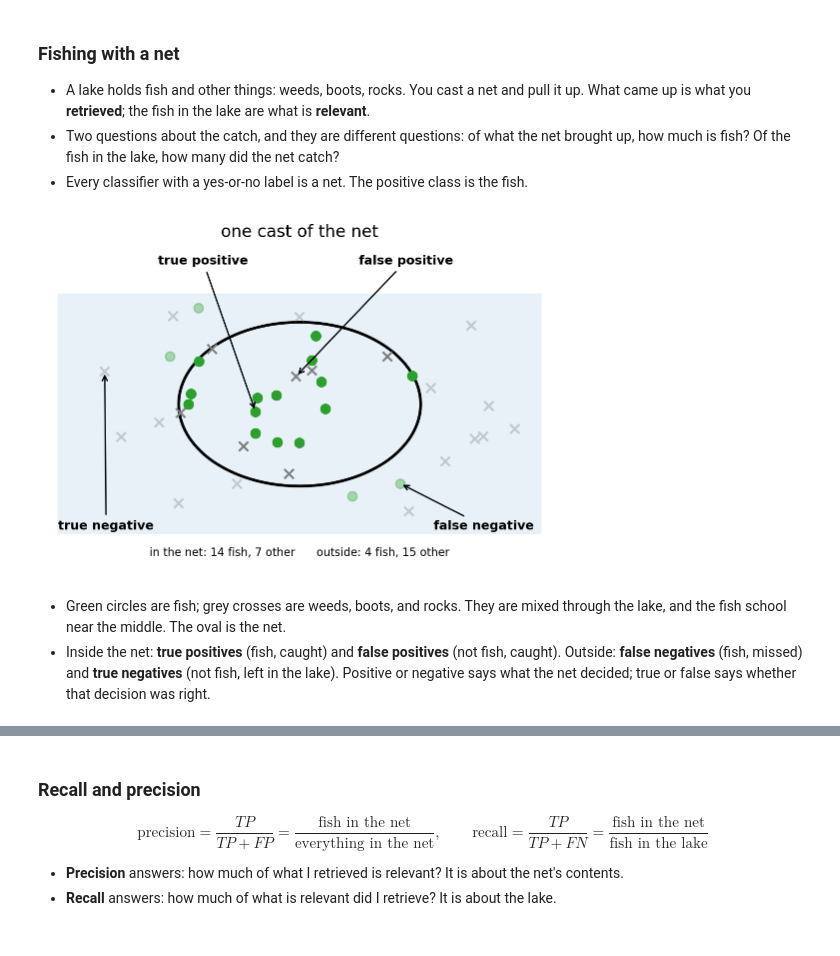
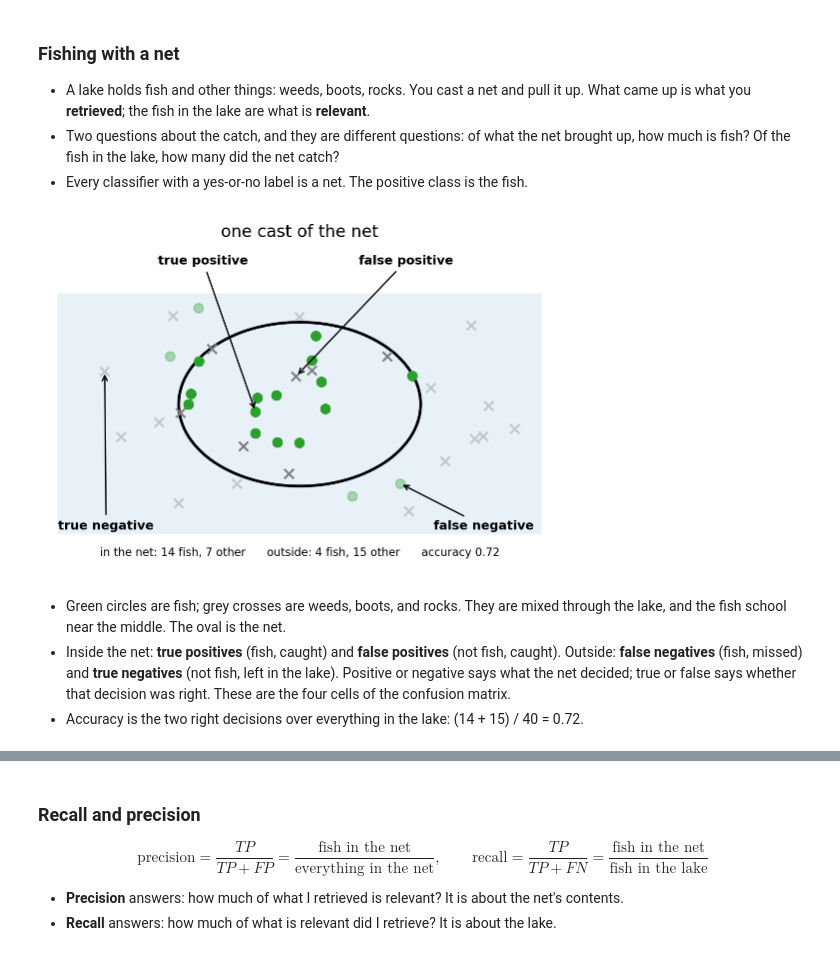
Before and after one commit to KengChiChang/QSS20_FA26, a Jupyter notebook: lectures/lec13/lec13_supervised.ipynb, the cells around one changed output, grey strips where cells are left out. Cells and saved outputs as stored; diff of their text form; code cells hidden in the pictures.

```diff
--- a/lectures/lec13/lec13_supervised.ipynb
+++ b/lectures/lec13/lec13_supervised.ipynb
@@ -841,15 +905,15 @@ jittered a little so that 438 of them do not pile up.
 jitter = np.random.default_rng(0).normal(0, 0.02, len(house))
 
 def outcome_plot(ax):
-    dem = house['dem'] == 1
-    ax.scatter(house.loc[dem, 'dwnom1'], house.loc[dem, 'dem']
-               + jitter[dem.values], s=10, alpha=0.5, color='C0',
-               label='Democrat (1)')
-    ax.scatter(house.loc[~dem, 'dwnom1'], house.loc[~dem, 'dem']
-               + jitter[~dem.values], s=10, alpha=0.5, color='C3',
-               label='Republican (0)')
+    rep = house['rep'] == 1
+    ax.scatter(house.loc[rep, 'dwnom1'], house.loc[rep, 'rep']
+               + jitter[rep.values], s=10, alpha=0.5, color='C3',
+               label='Republican (1)')
+    ax.scatter(house.loc[~rep, 'dwnom1'], house.loc[~rep, 'rep']
+               + jitter[~rep.values], s=10, alpha=0.5, color='C0',
+               label='Democrat (0)')
     ax.set(xlabel='DW-NOMINATE first dimension (dwnom1)',
-           ylabel='Democrat', xlim=(-0.8, 1.4), ylim=(-0.25, 1.25))
+           ylabel='Republican', xlim=(-0.8, 1.4), ylim=(-0.25, 1.25))
 
 fig, ax = plt.subplots(figsize=(6, 3.4))
 outcome_plot(ax)
@@ -869,7 +933,7 @@ plt.show()
 Fit `LinearRegression` to the 0/1 label and draw it.
 # %%
 X = house[['dwnom1']]
-y = house['dem']
+y = house['rep']
 straight = LinearRegression().fit(X, y)
 grid = np.linspace(-0.8, 1.4, 300)
 line_out = straight.predict(pd.DataFrame({'dwnom1': grid}))
@@ -1146,9 +1278,9 @@ The lecture 12 cells.
 rows = []
 for n in range(1, 86):
     path = RAW / 'federalist' / f'fp{n:02d}.txt'
-    rows.append({'essay': n,
+    rows.append({'paper': n,
                  'text': path.read_text(encoding='utf-8')})
-essays = pd.DataFrame(rows)
+papers = pd.DataFrame(rows)
 
 authors = {
     'Hamilton': ([1, 6, 7, 8, 9, 11, 12, 13, 15, 16, 17]
@@ -1160,9 +1292,9 @@ authors = {
     'Disputed': list(range(49, 59)) + [62, 63],
 }
 label = {n: author for author, ns in authors.items() for n in ns}
-essays['author'] = essays['essay'].map(label)
-author = essays.set_index('essay')['author']
-text = essays.set_index('essay')['text']
+papers['author'] = papers['paper'].map(label)
+author = papers.set_index('paper')['author']
+text = papers.set_index('paper')['text']
 author.value_counts()
 # %% [output]
 author
@@ -1180,9 +1312,9 @@ Lecture 12 showed that the list removes `upon`, `on`, `while`, and `there`,
 the words that tell the two writers apart.
 # %%
 tfidf_vec = TfidfVectorizer(min_df=2)
-tfidf = pd.DataFrame(tfidf_vec.fit_transform(essays['text']).toarray(),
+tfidf = pd.DataFrame(tfidf_vec.fit_transform(papers['text']).toarray(),
                      columns=tfidf_vec.get_feature_names_out(),
-                     index=essays['essay'])
+                     index=papers['paper'])
 tfidf.shape
 # %% [output]
 (85, 5424)
@@ -1447,35 +1577,37 @@ def catch_figure(ax, width, height, title):
                                      (other, 'x', 'grey', 'other')]:
         keep = inside(pts)
         counts[name] = (keep.sum(), (~keep).sum())
         ax.scatter(*pts[keep].T, marker=marker, color=color, s=45,
                    zorder=3)
         ax.scatter(*pts[~keep].T, marker=marker, color=color, s=45,
                    zorder=3, alpha=0.35)
     tp, fn = counts['fish']
     fp, tn = counts['other']
+    accuracy = (tp + tn) / (tp + fp + fn + tn)
     ax.text(5, -0.45, f'in the net: {tp} fish, {fp} other'
-            f'      outside: {fn} fish, {tn} other', ha='center',
+            f'      outside: {fn} fish, {tn} other'
+            f'      accuracy {accuracy:.2f}', ha='center',
             fontsize=8)
     ax.set(xlim=(-0.2, 10.2), ylim=(-0.7, 6.0), title=title)
     ax.axis('off')
     return fish, other, inside
 
 fig, ax = plt.subplots(figsize=(6.5, 4.2))
 fish, other, inside = catch_figure(ax, 5.0, 3.4, 'one cast of the net')
 fish_in, fish_out = fish[inside(fish)], fish[~inside(fish)]
 other_in, other_out = other[inside(other)], other[~inside(other)]
 examples = [(fish_in[0], 'true positive', (3.0, 5.6)),
             (other_in[0], 'false positive', (7.2, 5.6)),
             (fish_out[fish_out[:, 0].argmax()], 'false negative',
              (8.8, 0.1)),
             (other_out[other_out[:, 0].argmin()], 'true negative',
              (1.0, 0.1))]
 for point, name, place in examples:
     ax.annotate(name, xy=point, xytext=place, ha='center', fontsize=9,
                 fontweight='bold', arrowprops={'arrowstyle': '->'})
 plt.show()
 # %% [output]
-[figure, old version]
+[figure, new version]
 # %% [markdown]
 - Green circles are fish; grey crosses are weeds, boots, and rocks. They
   are mixed through the lake, and the fish school near the middle. The
@@ -1484,4 +1616,6 @@ plt.show()
   positives** (not fish, caught). Outside: **false negatives** (fish,
   missed) and **true negatives** (not fish, left in the lake). Positive
   or negative says what the net decided; true or false says whether that
-  decision was right.
+  decision was right. These are the four cells of the confusion matrix.
+- Accuracy is the two right decisions over everything in the lake:
+  (14 + 15) / 40 = 0.72.
```
Also changed, not shown: parts of 97 cells of this notebook.
